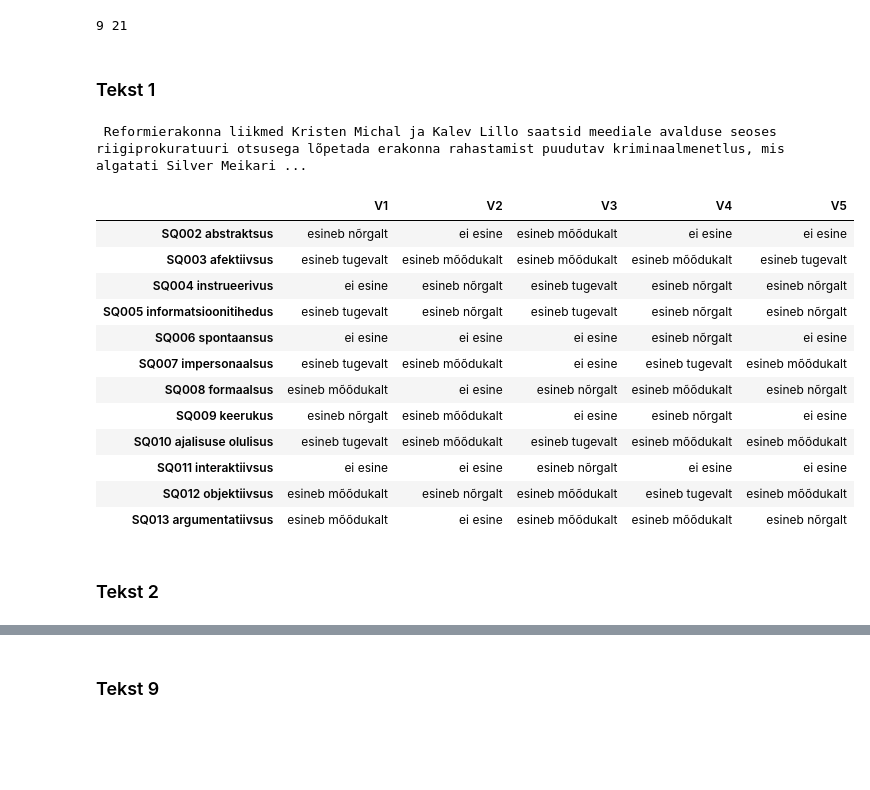
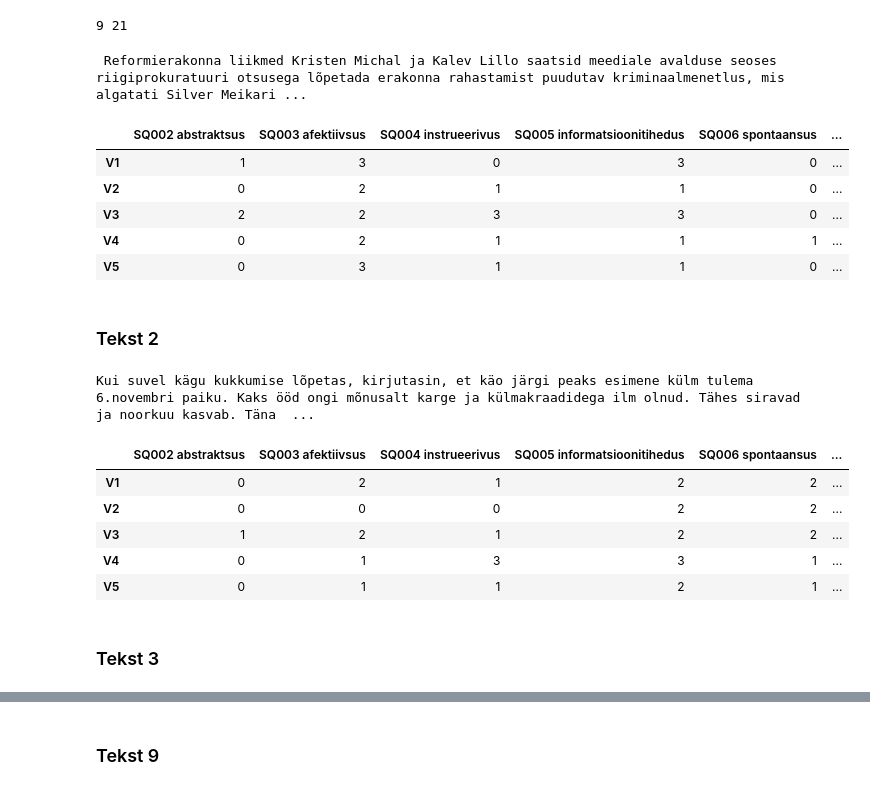
Before and after one commit to kristiinavaik/katse, a Jupyter notebook: tulemused.ipynb, the cells around one changed output, grey strips where cells are left out. Cells and saved outputs as stored; diff of their text form; code cells hidden in the pictures; blank space fills up the shorter version.

```diff
--- a/tulemused.ipynb
+++ b/tulemused.ipynb
@@ -2,8 +2,16 @@
 import csv
 import pandas as pd
 # %%
-vastused = list(csv.reader(open('../vvexport_739684.csv', 'r'), delimiter='\t'))
+vastused = list(csv.reader(open('vvexport_739684.csv', 'r'), delimiter='\t'))
 # %%
+answer_mapping = {
+    'A2': 0, # ei esine
+    'A3': 1, # esineb nõrgalt
+    'A4': 2, # esineb mõõdukalt
+    'A5': 3, # esineb tugevalt
+    'A6': 4  # ei oska vastata
+}
+
 dimension_mapping = {
     'SQ002': 'abstraktsus',
     'SQ003': 'afektiivsus',
@@ -18,4 +26,3 @@ dimension_mapping = {
     'SQ012': 'objektiivsus',
     'SQ013': 'argumentatiivsus'
 }
-dimension_mapping
@@ -35,11 +29,3 @@ dimension_mapping
-# %%
-answer_mapping = {
-    'A2': 'ei esine',
-    'A3': 'esineb nõrgalt',
-    'A4': 'esineb mõõdukalt',
-    'A5': 'esineb tugevalt',
-    'A6': 'ei oska vastata'
-}
 # %%
 # for i, line in enumerate(zip(vastused[1], vastused[2], vastused[3], vastused[4], vastused[5], vastused[6])):
 #     print(i, line)
@@ -56,28 +42,21 @@ def generate_dict(start_index, end_index):
         question = dimension_mapping.get(question_code)
         row_answer[f'{question_code} {question}'] = [answer_mapping.get(an) for an in line[1:]]
     return row_answer
-# %% [markdown]
-### Tekst 1
 # %%
 tekst1 = vastused[0][start_index]
 print(tekst1)
 # %% [output]
  Reformierakonna liikmed Kristen Michal ja Kalev Lillo saatsid meediale avalduse seoses riigiprokuratuuri otsusega lõpetada erakonna rahastamist puudutav kriminaalmenetlus, mis algatati Silver Meikari ...
 # %%
-pd.DataFrame.from_dict(generate_dict(start_index, end_index), orient='index', columns=['V1', 'V2', 'V3', 'V4', 'V5'])
+df_1 = pd.DataFrame.from_dict(generate_dict(start_index, end_index), orient='index', columns=['V1', 'V2', 'V3', 'V4', 'V5']).T
+df_1_var = df_1.var()
+df_1
 # %% [output]
-|  | V1 | V2 | V3 | V4 | V5 |
-| SQ002 abstraktsus | esineb nõrgalt | ei esine | esineb mõõdukalt | ei esine | ei esine |
-| SQ003 afektiivsus | esineb tugevalt | esineb mõõdukalt | esineb mõõdukalt | esineb mõõdukalt | esineb tugevalt |
-| SQ004 instrueerivus | ei esine | esineb nõrgalt | esineb tugevalt | esineb nõrgalt | esineb nõrgalt |
-| SQ005 informatsioonitihedus | esineb tugevalt | esineb nõrgalt | esineb tugevalt | esineb nõrgalt | esineb nõrgalt |
-| SQ006 spontaansus | ei esine | ei esine | ei esine | esineb nõrgalt | ei esine |
-| SQ007 impersonaalsus | esineb tugevalt | esineb mõõdukalt | ei esine | esineb tugevalt | esineb mõõdukalt |
-| SQ008 formaalsus | esineb mõõdukalt | ei esine | esineb nõrgalt | esineb mõõdukalt | esineb nõrgalt |
-| SQ009 keerukus | esineb nõrgalt | esineb mõõdukalt | ei esine | esineb nõrgalt | ei esine |
-| SQ010 ajalisuse olulisus | esineb tugevalt | esineb mõõdukalt | esineb tugevalt | esineb mõõdukalt | esineb mõõdukalt |
-| SQ011 interaktiivsus | ei esine | ei esine | esineb nõrgalt | ei esine | ei esine |
-| SQ012 objektiivsus | esineb mõõdukalt | esineb nõrgalt | esineb mõõdukalt | esineb tugevalt | esineb mõõdukalt |
-| SQ013 argumentatiivsus | esineb mõõdukalt | ei esine | esineb mõõdukalt | esineb mõõdukalt | esineb nõrgalt |
+|  | SQ002 abstraktsus | SQ003 afektiivsus | SQ004 instrueerivus | SQ005 informatsioonitihedus | SQ006 spontaansus | ... |
+| V1 | 1 | 3 | 0 | 3 | 0 | ... |
+| V2 | 0 | 2 | 1 | 1 | 0 | ... |
+| V3 | 2 | 2 | 3 | 3 | 0 | ... |
+| V4 | 0 | 2 | 1 | 1 | 1 | ... |
+| V5 | 0 | 3 | 1 | 1 | 0 | ... |
 # %% [markdown]
 ### Tekst 2
@@ -83,0 +66,17 @@ pd.DataFrame.from_dict(generate_dict(start_index, end_index), orient='index', co
+# %%
+print(vastused[0][start_index])
+# %% [output]
+Kui suvel kägu kukkumise lõpetas, kirjutasin, et käo järgi peaks esimene külm tulema 6.novembri paiku. Kaks ööd ongi mõnusalt karge ja külmakraadidega ilm olnud. Tähes siravad ja noorkuu kasvab. Täna  ...
+# %%
+df_2 = pd.DataFrame.from_dict(generate_dict(start_index, end_index), orient='index', columns=['V1', 'V2', 'V3', 'V4', 'V5']).T
+df_2_var = df_2.var()
+df_2
+# %% [output]
+|  | SQ002 abstraktsus | SQ003 afektiivsus | SQ004 instrueerivus | SQ005 informatsioonitihedus | SQ006 spontaansus | ... |
+| V1 | 0 | 2 | 1 | 2 | 2 | ... |
+| V2 | 0 | 0 | 0 | 2 | 2 | ... |
+| V3 | 1 | 2 | 1 | 2 | 2 | ... |
+| V4 | 0 | 1 | 3 | 3 | 1 | ... |
+| V5 | 0 | 1 | 1 | 2 | 1 | ... |
+# %% [markdown]
+### Tekst 3
```
Also changed, not shown: parts of 125 cells of this notebook.
